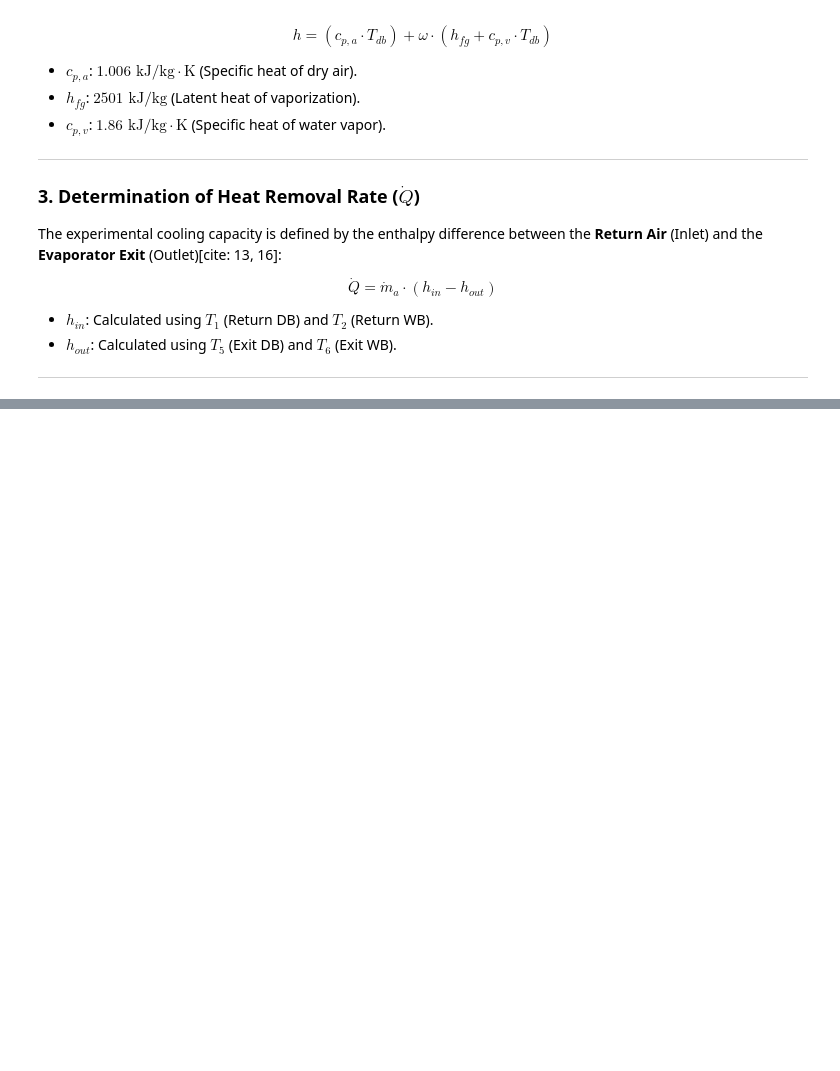
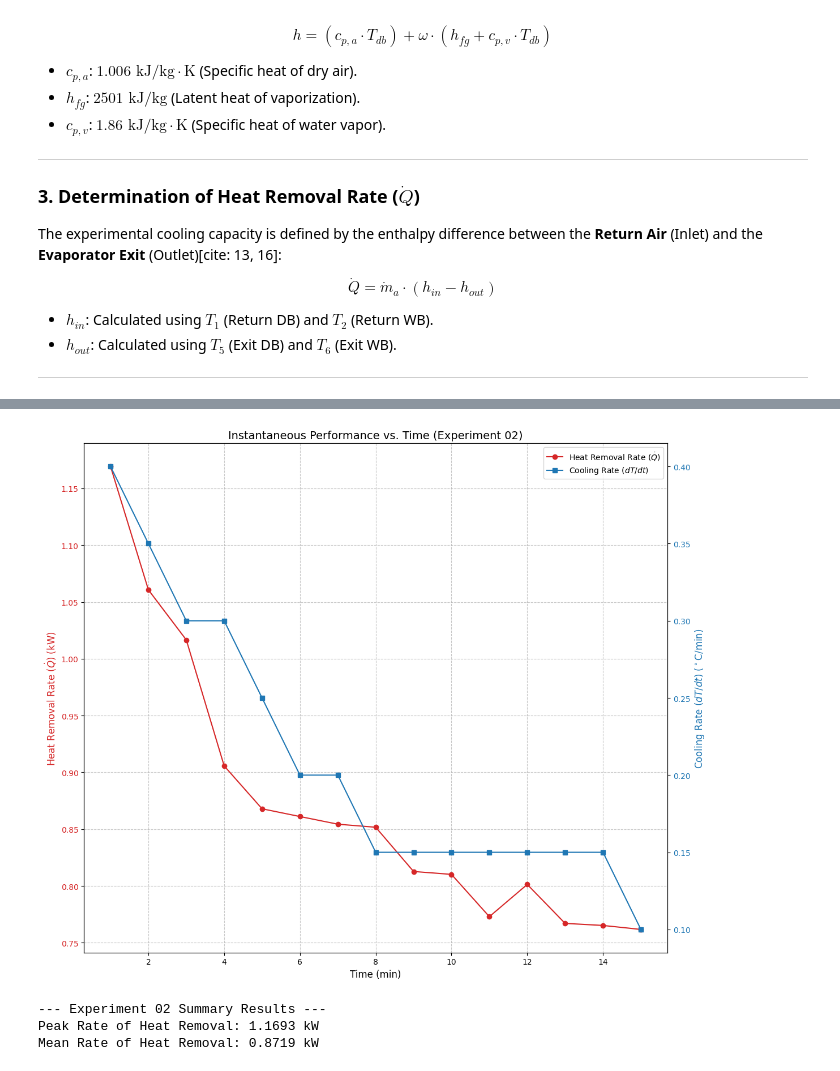
Before and after one commit to kush450629/ME421_GROUP_A1, a Jupyter notebook: Heat Transfer/ME421_E20071_Heat_Transfer.ipynb, the cells around one changed output, grey strips where cells are left out. Drawn from its saved outputs; the diff is of its cells as text; code cells hidden in the pictures; blank space fills up the shorter version.

```diff
--- a/Heat Transfer/ME421_E20071_Heat_Transfer.ipynb
+++ b/Heat Transfer/ME421_E20071_Heat_Transfer.ipynb
@@ -278,0 +351,78 @@ print(df[['fan_speed', 'V_in', 'Q_dot_kW']])
+# %%
+import numpy as np
+import pandas as pd
+import matplotlib.pyplot as plt
+
+# 1. Experimental Data from Experiment 02
+time = np.array([1, 2, 3, 4, 5, 6, 7, 8, 9, 10, 11, 12, 13, 14, 15])
+t3 = np.array([27.4, 27.0, 26.7, 26.4, 26.1, 25.9, 25.7, 25.5, 25.4, 25.2, 25.1, 24.9, 24.8, 24.6, 24.5])
+t4 = np.array([19.9, 19.6, 19.3, 18.9, 18.7, 18.5, 18.3, 18.2, 18.0, 17.9, 17.7, 17.6, 17.5, 17.4, 17.3])
+t5 = np.array([20.3, 20.2, 20.0, 19.8, 19.7, 19.5, 19.3, 19.2, 18.9, 18.8, 18.7, 18.6, 18.4, 18.4, 18.2])
+t6 = np.array([16.4, 16.4, 16.2, 16.1, 16.0, 15.8, 15.6, 15.5, 15.4, 15.3, 15.2, 15.0, 15.0, 14.9, 14.8])
+
+# 2. Constants
+P_atm = 101.325  # kPa
+rho = 1.2        # kg/m3
+d_duct = 0.11    # m
+v_in = 9.5       # m/s (from optimum fan speed setting 10)
+A = np.pi * (d_duct**2) / 4
+m_dot = rho * A * v_in # kg/s
+
+def calc_enthalpy(db, wb):
+    # Saturation Vapor Pressure at Wet Bulb (Magnus-Tetens)
+    p_swb = 0.61078 * np.exp((17.27 * wb) / (wb + 237.3))
+    # Actual Vapor Pressure
+    p_v = p_swb - 0.000662 * P_atm * (db - wb)
+    # Humidity Ratio
+    w = 0.62194 * p_v / (P_atm - p_v)
+    # Enthalpy (kJ/kg)
+    h = 1.006 * db + w * (2501 + 1.86 * db)
+    return h
+
+# 3. Calculations
+h_in = np.array([calc_enthalpy(db, wb) for db, wb in zip(t3, t4)])
+h_out = np.array([calc_enthalpy(db, wb) for db, wb in zip(t5, t6)])
+
+# Heat removal rate (kW)
+q_dot = m_dot * (h_in - h_out)
+
+# Rate of cooling (degC / min)
+dt_dt = -np.gradient(t3, time) # Negative gradient for falling temperature
+
+# 4. Plotting
+fig, ax1 = plt.subplots(figsize=(12, 10))
+
+# Plot Heat Removal Rate on Primary Axis
+ax1.set_xlabel('Time (min)', fontsize=12)
+ax1.set_ylabel('Heat Removal Rate ($\dot{Q}$) (kW)', color='tab:red', fontsize=12)
+line1, = ax1.plot(time, q_dot, color='tab:red', marker='o', label='Heat Removal Rate ($\dot{Q}$)')
+ax1.tick_params(axis='y', labelcolor='tab:red')
+ax1.grid(True, linestyle='--', alpha=0.7)
+
+# Create Secondary Axis for Cooling Rate
+ax2 = ax1.twinx()
+ax2.set_ylabel('Cooling Rate ($dT/dt$) ($^\circ$C/min)', color='tab:blue', fontsize=12)
+line2, = ax2.plot(time, dt_dt, color='tab:blue', marker='s', label='Cooling Rate ($dT/dt$)')
+ax2.tick_params(axis='y', labelcolor='tab:blue')
+
+plt.title('Instantaneous Performance vs. Time (Experiment 02)', fontsize=14)
+lines = [line1, line2]
+labels = [l.get_label() for l in lines]
+ax1.legend(lines, labels, loc='upper right')
+
+plt.tight_layout()
+plt.savefig('cooling_performance_plot.png')
+# %% [output]
+[figure, added]
+# %%
+# 5. Summary Statistics for Experiment 02
+peak_q_dot = np.max(q_dot)
+mean_q_dot = np.mean(q_dot)
+
+print(f"--- Experiment 02 Summary Results ---")
+print(f"Peak Rate of Heat Removal: {peak_q_dot:.4f} kW")
+print(f"Mean Rate of Heat Removal: {mean_q_dot:.4f} kW")
+# %% [output]
+--- Experiment 02 Summary Results ---
+Peak Rate of Heat Removal: 1.1693 kW
+Mean Rate of Heat Removal: 0.8719 kW
```
Also changed, not shown: parts of 12 cells of this notebook.
